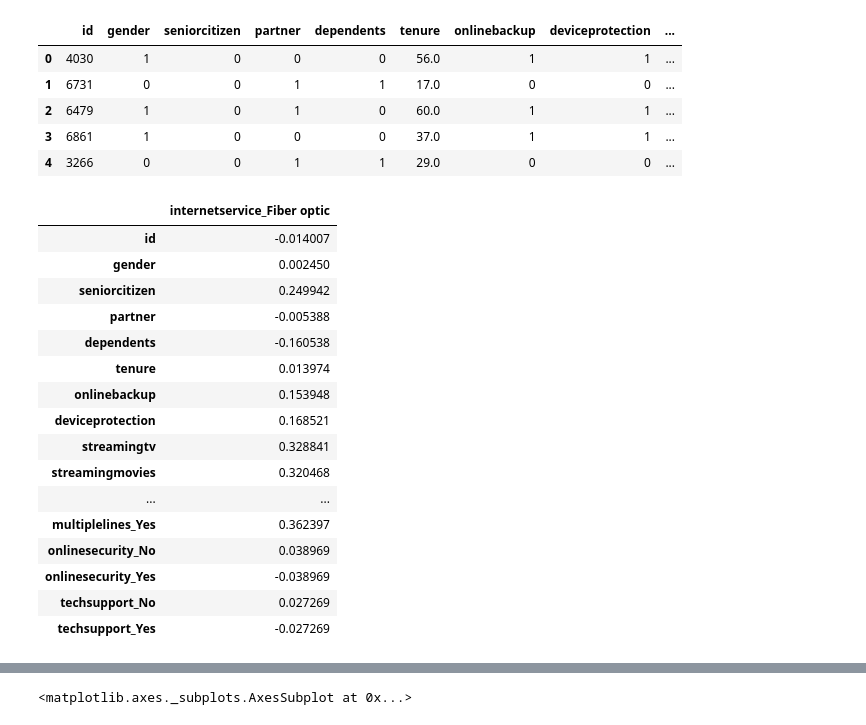
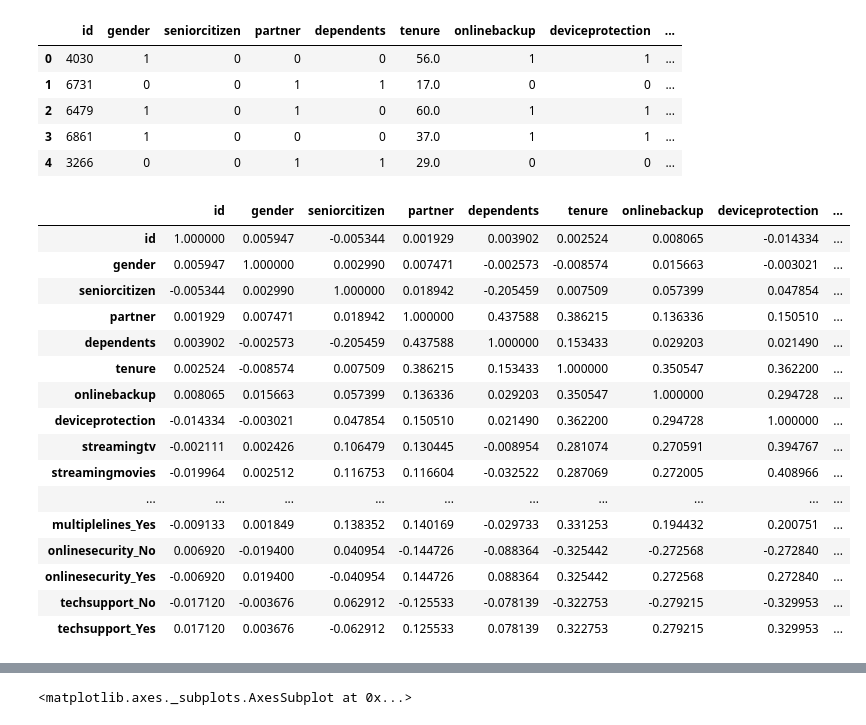
Before and after one commit to jjefferson2006/DSWP_JJ_altera, a Jupyter notebook: desafio_analise_5_ordenado_melhor_desempenho.ipynb, the cells around one changed output, grey strips where cells are left out. Drawn from its saved outputs; the diff is of its cells as text; code cells hidden in the pictures.

```diff
--- a/desafio_analise_5_ordenado_melhor_desempenho.ipynb
+++ b/desafio_analise_5_ordenado_melhor_desempenho.ipynb
@@ -601,22 +619,23 @@ from scipy import stats
 # %%
 correlacoes = df_train_dumy.corr()
 #correlacoes[['target','md1_o', 'md2_o']] > 0.07
-correlacoes[['internetservice_Fiber optic']]
-# %% [output]
-|  | internetservice_Fiber optic |
-| id | -0.014007 |
-| gender | 0.002450 |
-| seniorcitizen | 0.249942 |
-| partner | -0.005388 |
-| dependents | -0.160538 |
-| tenure | 0.013974 |
-| onlinebackup | 0.153948 |
-| deviceprotection | 0.168521 |
-| streamingtv | 0.328841 |
-| streamingmovies | 0.320468 |
-| ... | ... |
-| multiplelines_Yes | 0.362397 |
-| onlinesecurity_No | 0.038969 |
-| onlinesecurity_Yes | -0.038969 |
-| techsupport_No | 0.027269 |
-| techsupport_Yes | -0.027269 |
+# %%
+correlacoes
+# %% [output]
+|  | id | gender | seniorcitizen | partner | dependents | tenure | onlinebackup | deviceprotection | ... |
+| id | 1.000000 | 0.005947 | -0.005344 | 0.001929 | 0.003902 | 0.002524 | 0.008065 | -0.014334 | ... |
+| gender | 0.005947 | 1.000000 | 0.002990 | 0.007471 | -0.002573 | -0.008574 | 0.015663 | -0.003021 | ... |
+| seniorcitizen | -0.005344 | 0.002990 | 1.000000 | 0.018942 | -0.205459 | 0.007509 | 0.057399 | 0.047854 | ... |
+| partner | 0.001929 | 0.007471 | 0.018942 | 1.000000 | 0.437588 | 0.386215 | 0.136336 | 0.150510 | ... |
+| dependents | 0.003902 | -0.002573 | -0.205459 | 0.437588 | 1.000000 | 0.153433 | 0.029203 | 0.021490 | ... |
+| tenure | 0.002524 | -0.008574 | 0.007509 | 0.386215 | 0.153433 | 1.000000 | 0.350547 | 0.362200 | ... |
+| onlinebackup | 0.008065 | 0.015663 | 0.057399 | 0.136336 | 0.029203 | 0.350547 | 1.000000 | 0.294728 | ... |
+| deviceprotection | -0.014334 | -0.003021 | 0.047854 | 0.150510 | 0.021490 | 0.362200 | 0.294728 | 1.000000 | ... |
+| streamingtv | -0.002111 | 0.002426 | 0.106479 | 0.130445 | -0.008954 | 0.281074 | 0.270591 | 0.394767 | ... |
+| streamingmovies | -0.019964 | 0.002512 | 0.116753 | 0.116604 | -0.032522 | 0.287069 | 0.272005 | 0.408966 | ... |
+| ... | ... | ... | ... | ... | ... | ... | ... | ... | ... |
+| multiplelines_Yes | -0.009133 | 0.001849 | 0.138352 | 0.140169 | -0.029733 | 0.331253 | 0.194432 | 0.200751 | ... |
+| onlinesecurity_No | 0.006920 | -0.019400 | 0.040954 | -0.144726 | -0.088364 | -0.325442 | -0.272568 | -0.272840 | ... |
+| onlinesecurity_Yes | -0.006920 | 0.019400 | -0.040954 | 0.144726 | 0.088364 | 0.325442 | 0.272568 | 0.272840 | ... |
+| techsupport_No | -0.017120 | -0.003676 | 0.062912 | -0.125533 | -0.078139 | -0.322753 | -0.279215 | -0.329953 | ... |
+| techsupport_Yes | 0.017120 | 0.003676 | -0.062912 | 0.125533 | 0.078139 | 0.322753 | 0.279215 | 0.329953 | ... |
```
Also changed, not shown: parts of 46 cells of this notebook.
